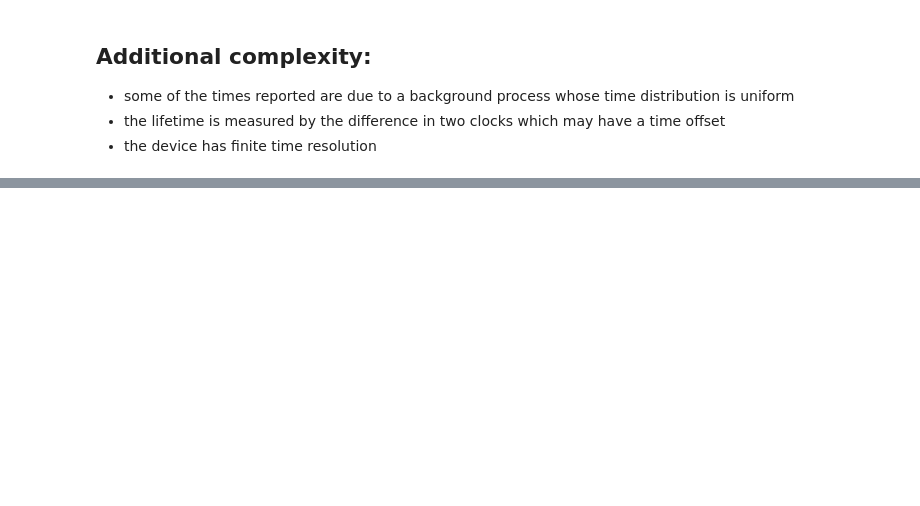
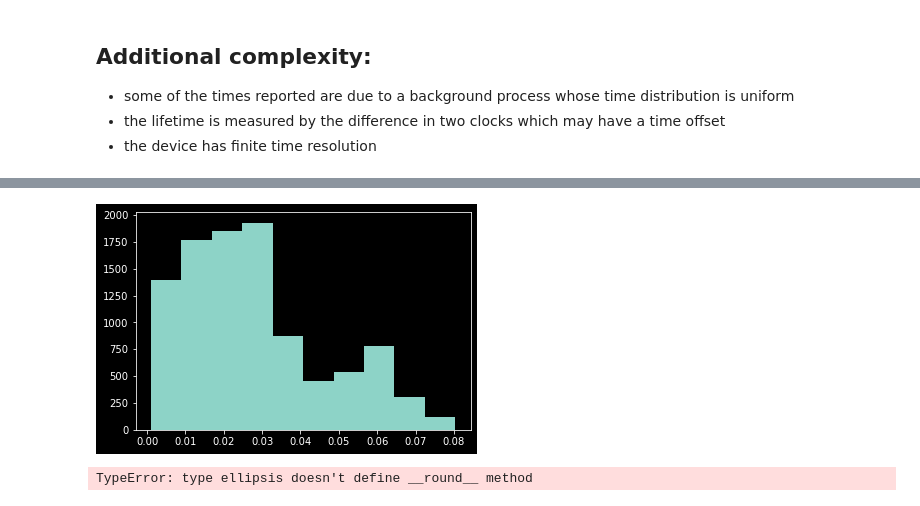
Before and after one commit to callum-mccracken/TRISEP_2022, a Jupyter notebook: stats/notebooks/lifetime_C.ipynb, the cells around one changed output, grey strips where cells are left out. Drawn from its saved outputs; the diff is of its cells as text; code cells hidden in the pictures; blank space fills up the shorter version.

```diff
--- a/stats/notebooks/lifetime_C.ipynb
+++ b/stats/notebooks/lifetime_C.ipynb
@@ -160,4 +211,4 @@ parameters = [
     {'name':'t_sig','start':0.02,'step':0.005,'min':0.,'max':0.1}
 ]
 mcmc = MarkovChain(parameters, logP)
-chain = mcmc.get_chain(10000)
+chain = mcmc.get_chain(100000)
@@ -167,11 +222,14 @@ pd.plotting.scatter_matrix(df,s=3,figsize=[10,10]);
 # %%
 # Marginalize to 1D posterior distribution for lifetime and find 90% credible interval
 
 tau_list = [dict['tau'] for dict in chain]
 plt.hist(tau_list)
 plt.show()
 
-tau_low = ?
-tau_high = ?
+tau_low = ...
+tau_high = ...
 
 print('90% credible interval for lifetime: [',round(tau_low,3),',',round(tau_high,3),']')
+# %% [output]
+[figure, added]
+TypeError: type ellipsis doesn't define __round__ method
```
Also changed, not shown: parts of 9 cells of this notebook, 8 other files.
